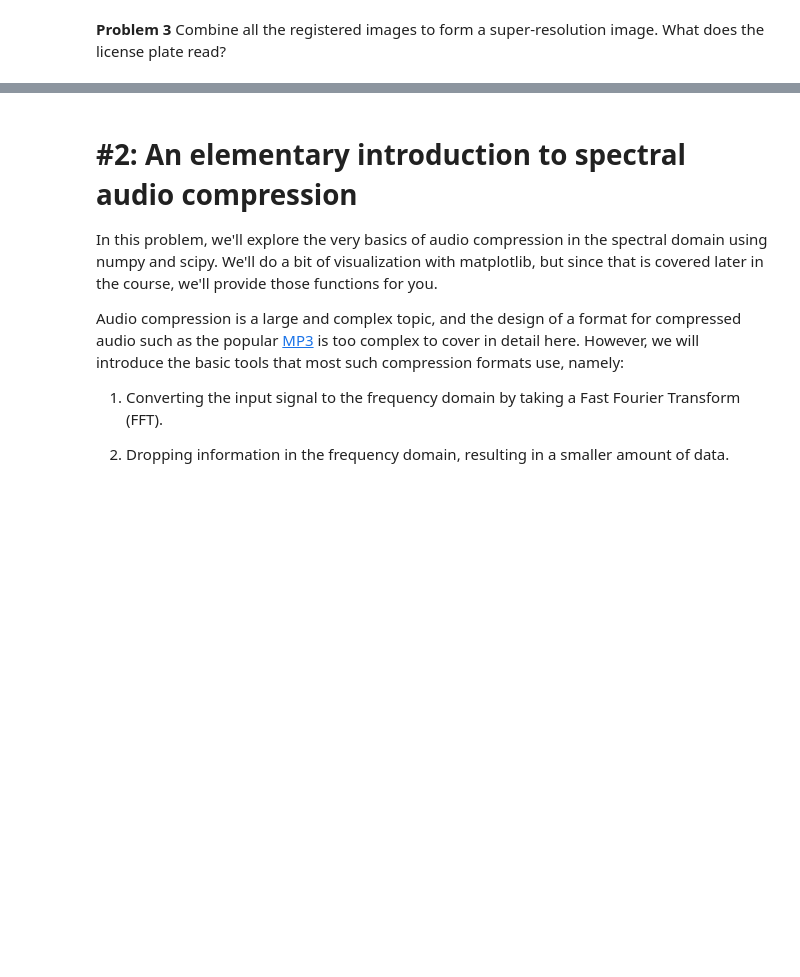
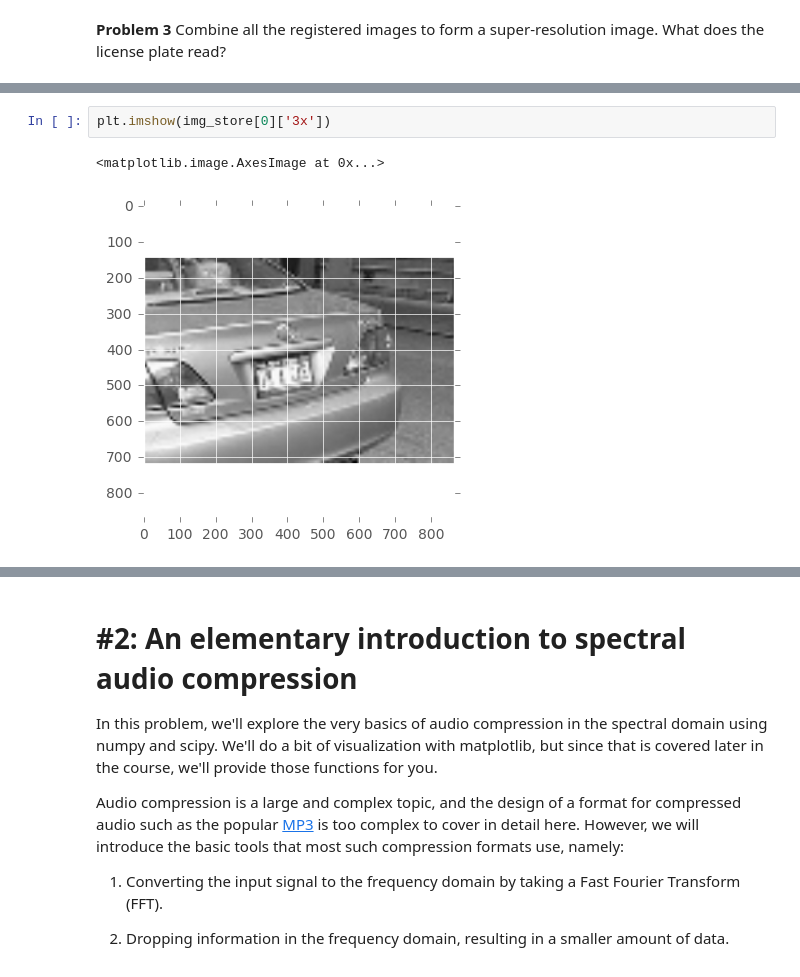
Before and after one commit to danlurie/py4sci_homework, a Jupyter notebook: hw_1/hw_1_assignment.ipynb, the cells around one changed output, grey strips where cells are left out. Saved outputs shown, nothing was run; the diff lists cells and outputs as text; blank space fills up the shorter version.

```diff
--- a/hw_1/hw_1_assignment.ipynb
+++ b/hw_1/hw_1_assignment.ipynb
@@ -118,0 +135,5 @@ np.
+# %%
+plt.imshow(img_store[0]['3x'])
+# %% [output]
+<matplotlib.image.AxesImage at 0x...>
+[figure, added]
```
Also changed, not shown: parts of 56 cells of this notebook.
